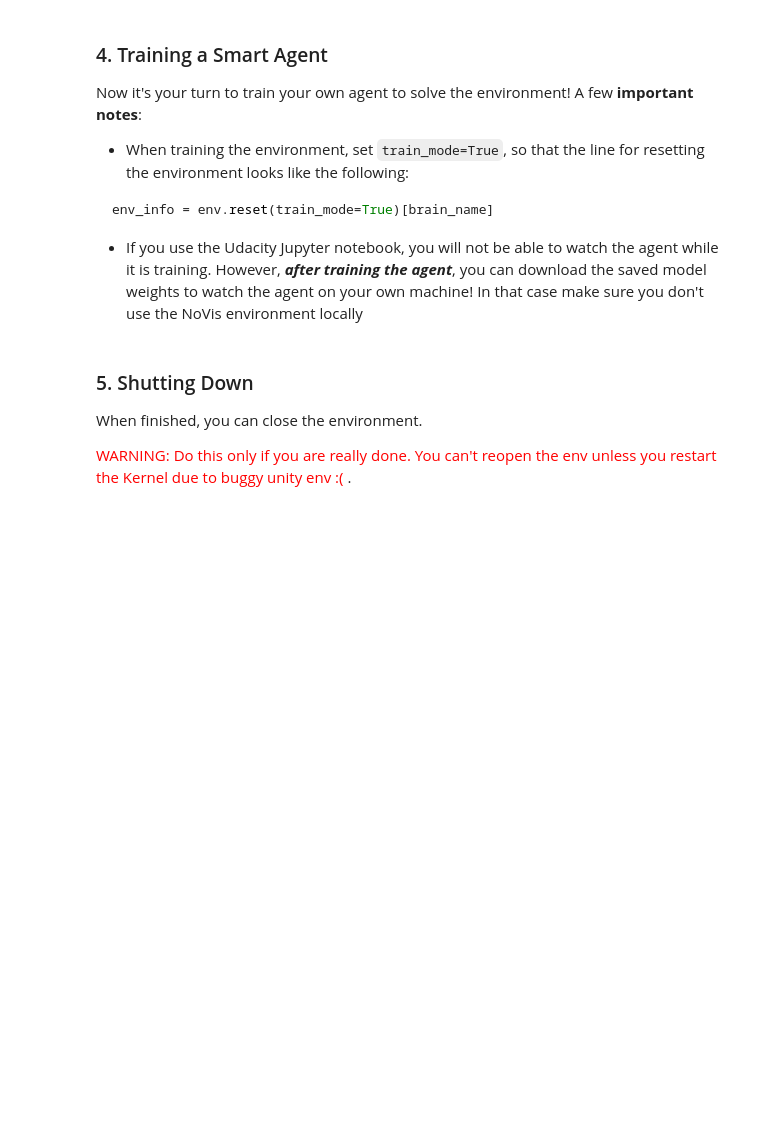
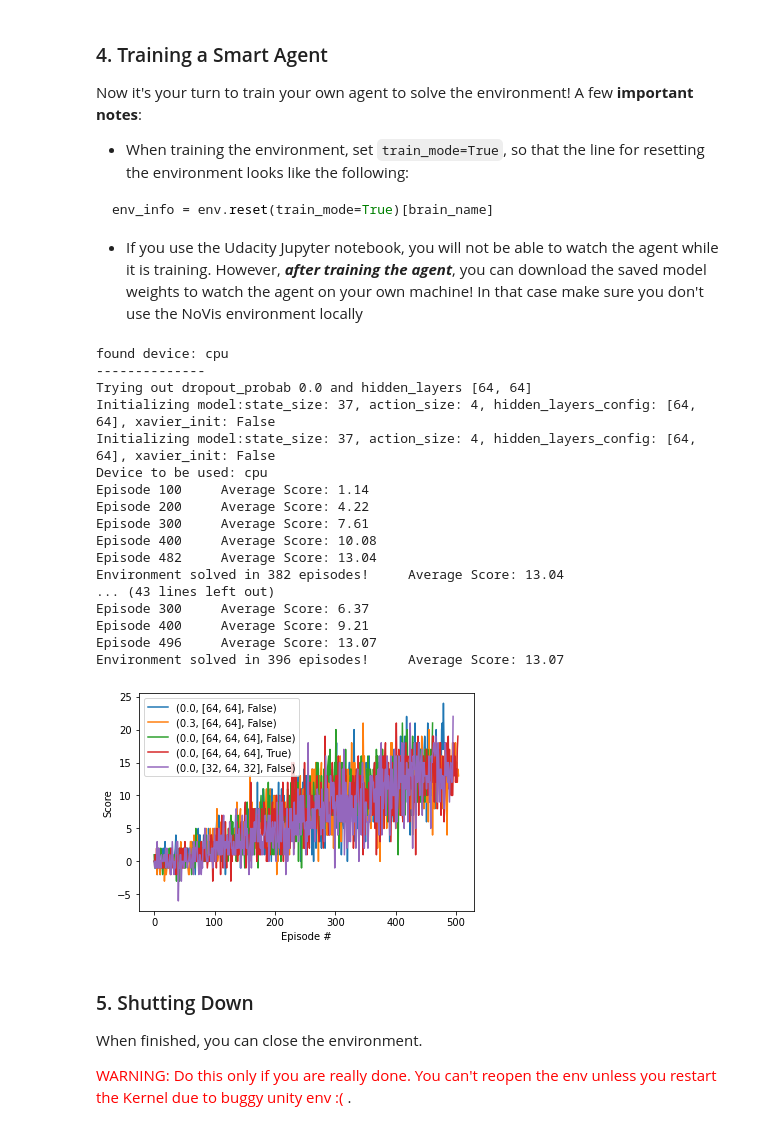
Before and after one commit to TUMAAA/deep_reinforcement_learning, a Jupyter notebook: navigation_project/Navigation.ipynb, the cells around one changed output. Drawn from its saved outputs; the diff is of its cells as text; code cells hidden in the pictures; blank space fills up the shorter version.

```diff
--- a/navigation_project/Navigation.ipynb
+++ b/navigation_project/Navigation.ipynb
@@ -175,28 +205,47 @@ def plot_scores(scores, axis_handle=None, label=""):
 # %%
 from collections import deque
 import matplotlib.pyplot as plt
 %matplotlib inline
 
 from dqn_agent_navigation_project import Agent
 #env = UnityEnvironment(file_name="/data/Banana_Linux_NoVis/Banana.x86_64")
 #env_info = env.reset(train_mode=True)[brain_name]
 
 agents_params=[
-    (0.0, [64,64]),
-    (0.3, [64,64]),
-    (0.0,[64,64,64]),
-    (0.0,[32,64,32]),
-    (0.0,[32,32,32,32,32])
+    (0.0, [64,64],False),
+    (0.3, [64,64], False),
+    (0.0,[64,64,64], False),
+    (0.0,[64,64,64], True),
+    (0.0,[32,64,32], False)
 ]
 
 axis_handle=None
 for agent_params in agents_params:
     print("--------------\nTrying out dropout_probab {} and hidden_layers {}".format(agent_params[0],agent_params[1]))
     agent = Agent(state_size=37, action_size=4, seed=0,drop_p=agent_params[0],hidden_layers_config=agent_params[1],
-                  duelling_networks=True,
+                  duelling_networks=agent_params[2],
                   priority_experience=False)
     scores = dqn(agent=agent)
     axis_handle=plot_scores(scores,axis_handle,label=str(agent_params))
+# %% [output]
+found device: cpu
+--------------
+Trying out dropout_probab 0.0 and hidden_layers [64, 64]
+Initializing model:state_size: 37, action_size: 4, hidden_layers_config: [64, 64], xavier_init: False
+Initializing model:state_size: 37, action_size: 4, hidden_layers_config: [64, 64], xavier_init: False
+Device to be used: cpu
+Episode 100     Average Score: 1.14
+Episode 200     Average Score: 4.22
+Episode 300     Average Score: 7.61
+Episode 400     Average Score: 10.08
+Episode 482     Average Score: 13.04
+Environment solved in 382 episodes!     Average Score: 13.04
+... (43 lines left out)
+Episode 300     Average Score: 6.37
+Episode 400     Average Score: 9.21
+Episode 496     Average Score: 13.07
+Environment solved in 396 episodes!     Average Score: 13.07
+[figure, added]
 # %% [markdown]
 ### 5. Shutting Down
 When finished, you can close the environment.
```
Also changed, not shown: parts of 5 cells of this notebook, 7 other files.
